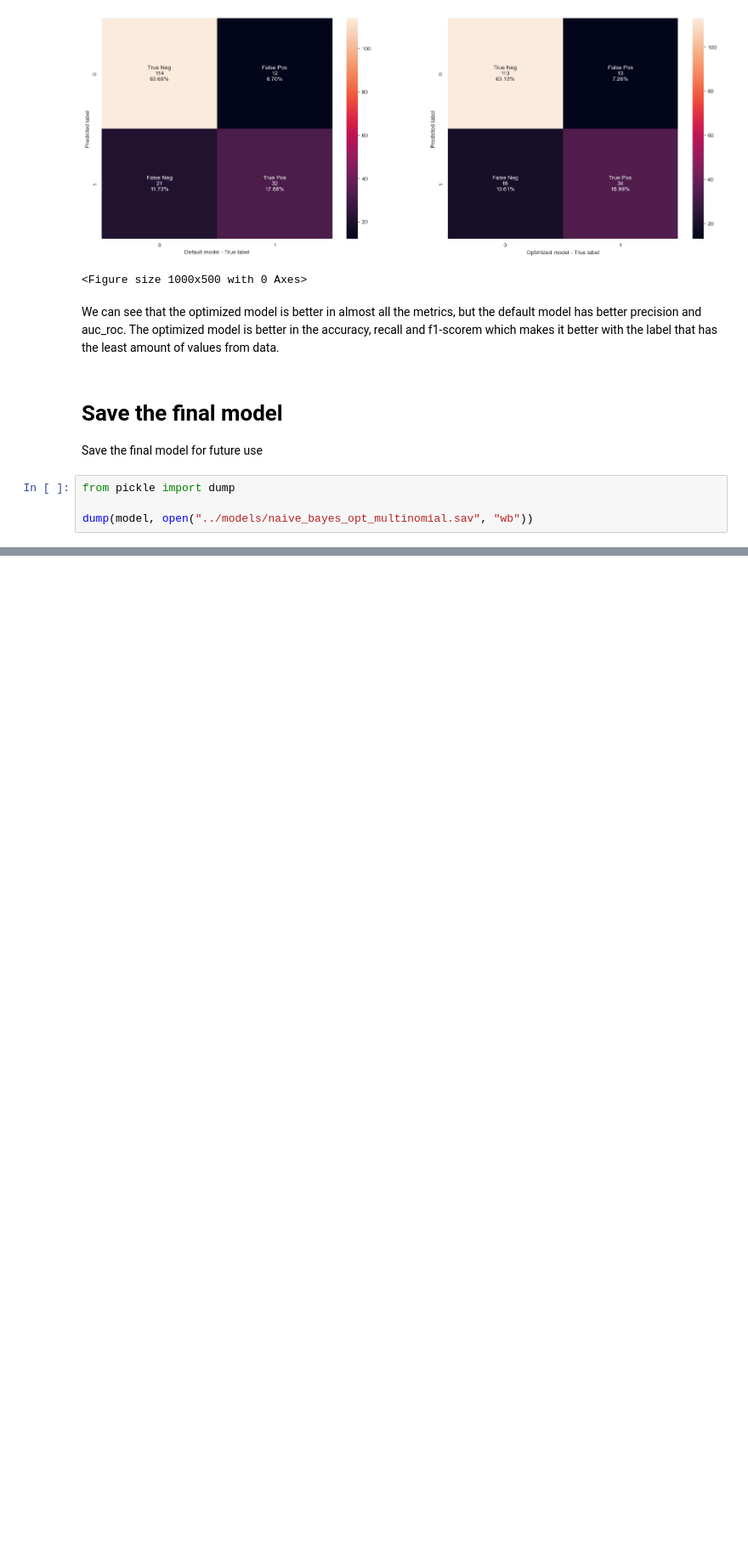
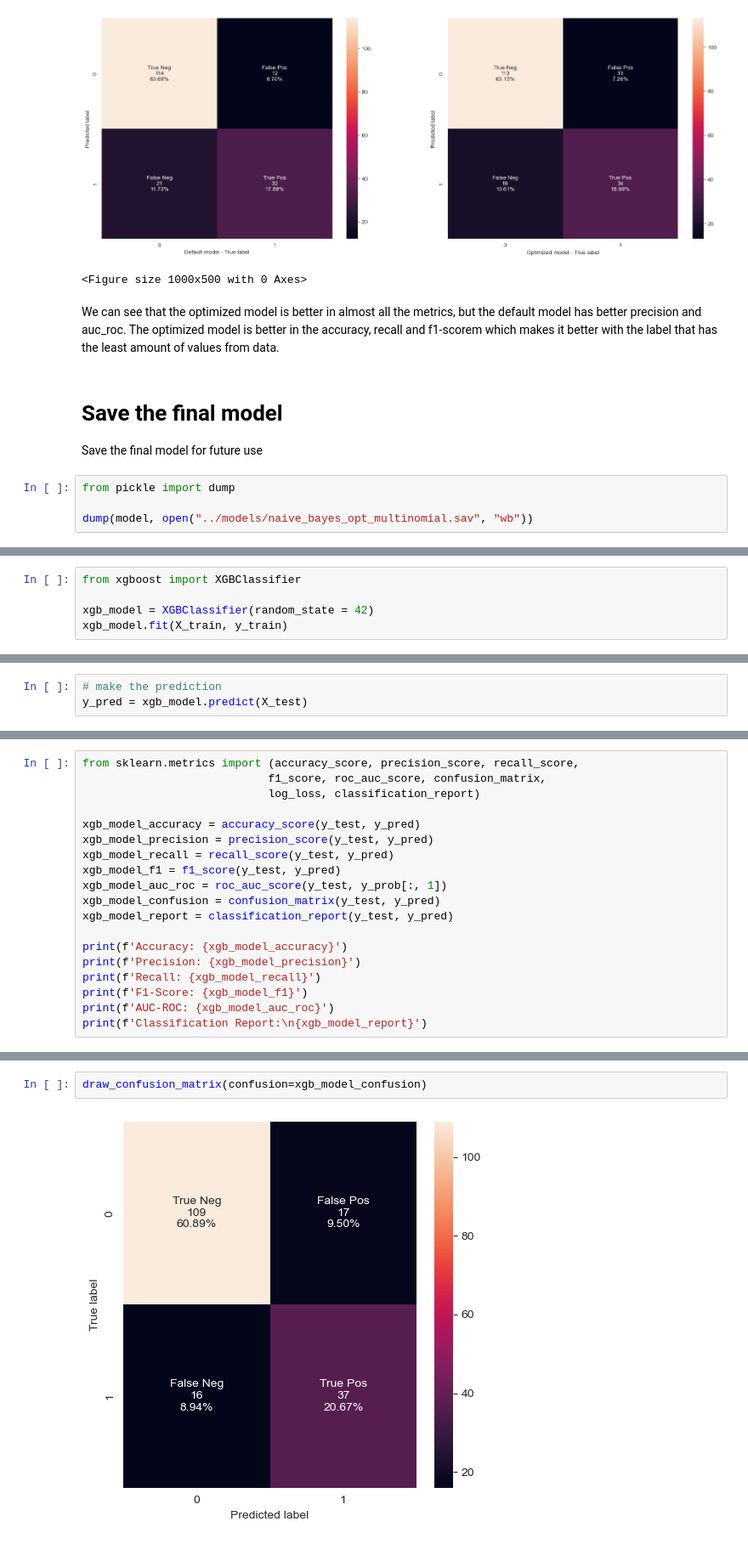
Before and after one commit to 4GeeksAcademy/alejandroNovellino-naive-bayes-project, a Jupyter notebook: notebooks/2.0-classification-model-analysis.ipynb, the cells around one changed output, grey strips where cells are left out. Shown at 85% size. Drawn from its saved outputs; the diff is of its cells as text; blank space fills up the shorter version.

Commit message:
feat: add xgboost model testing
Add the analysis of the xgboost model for solving this problem

```diff
--- a/notebooks/2.0-classification-model-analysis.ipynb
+++ b/notebooks/2.0-classification-model-analysis.ipynb
@@ -306,0 +311,5 @@ dump(model, open("../models/naive_bayes_opt_multinomial.sav", "wb"))
+# %%
+from xgboost import XGBClassifier
+
+xgb_model = XGBClassifier(random_state = 42)
+xgb_model.fit(X_train, y_train)
@@ -306,0 +335,3 @@ dump(model, open("../models/naive_bayes_opt_multinomial.sav", "wb"))
+# %%
+# make the prediction
+y_pred = xgb_model.predict(X_test)
@@ -306,0 +340,19 @@ dump(model, open("../models/naive_bayes_opt_multinomial.sav", "wb"))
+# %%
+from sklearn.metrics import (accuracy_score, precision_score, recall_score,
+                            f1_score, roc_auc_score, confusion_matrix,
+                            log_loss, classification_report)
+
+xgb_model_accuracy = accuracy_score(y_test, y_pred)
+xgb_model_precision = precision_score(y_test, y_pred)
+xgb_model_recall = recall_score(y_test, y_pred)
+xgb_model_f1 = f1_score(y_test, y_pred)
+xgb_model_auc_roc = roc_auc_score(y_test, y_prob[:, 1])
+xgb_model_confusion = confusion_matrix(y_test, y_pred)
+xgb_model_report = classification_report(y_test, y_pred)
+
+print(f'Accuracy: {xgb_model_accuracy}')
+print(f'Precision: {xgb_model_precision}')
+print(f'Recall: {xgb_model_recall}')
+print(f'F1-Score: {xgb_model_f1}')
+print(f'AUC-ROC: {xgb_model_auc_roc}')
+print(f'Classification Report:\n{xgb_model_report}')
@@ -306,0 +374,4 @@ dump(model, open("../models/naive_bayes_opt_multinomial.sav", "wb"))
+# %%
+draw_confusion_matrix(confusion=xgb_model_confusion)
+# %% [output]
+[figure, added]
```
Also changed, not shown: parts of 11 cells of this notebook, 1 other file.
